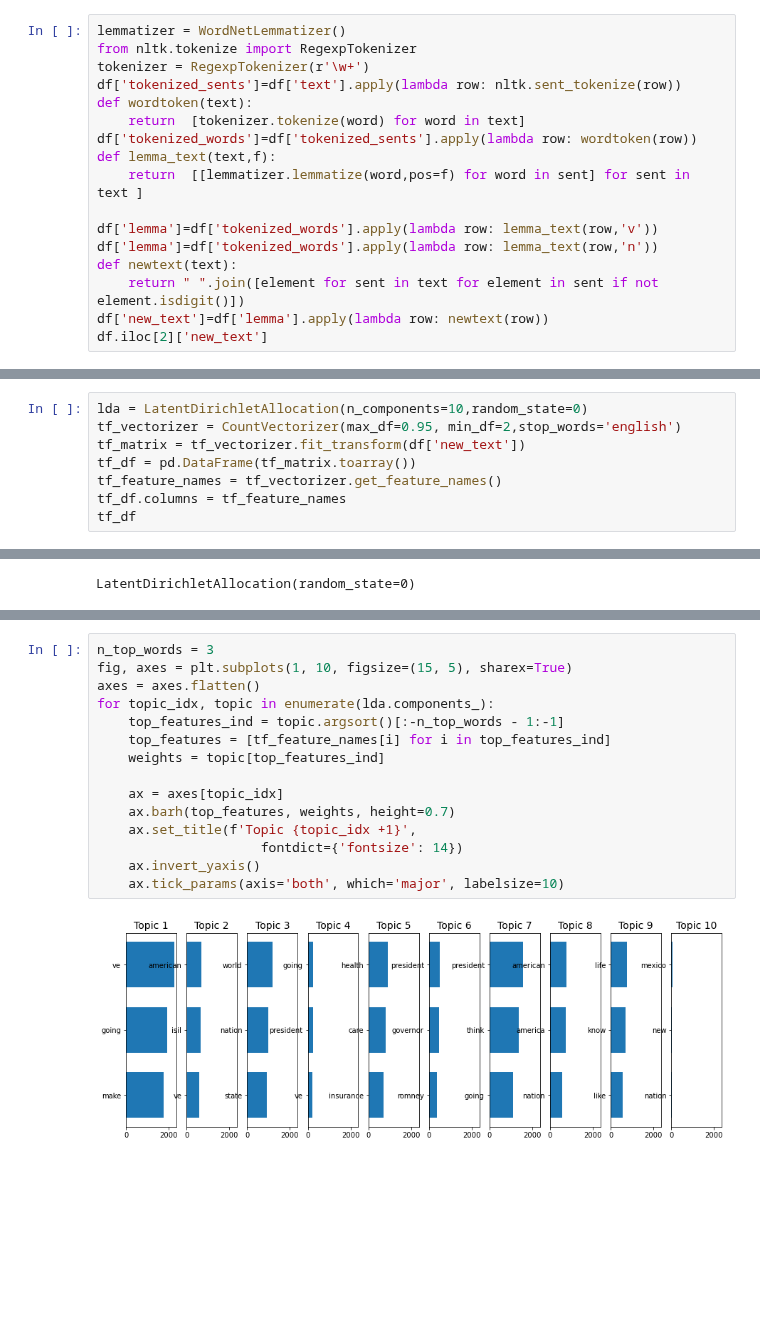
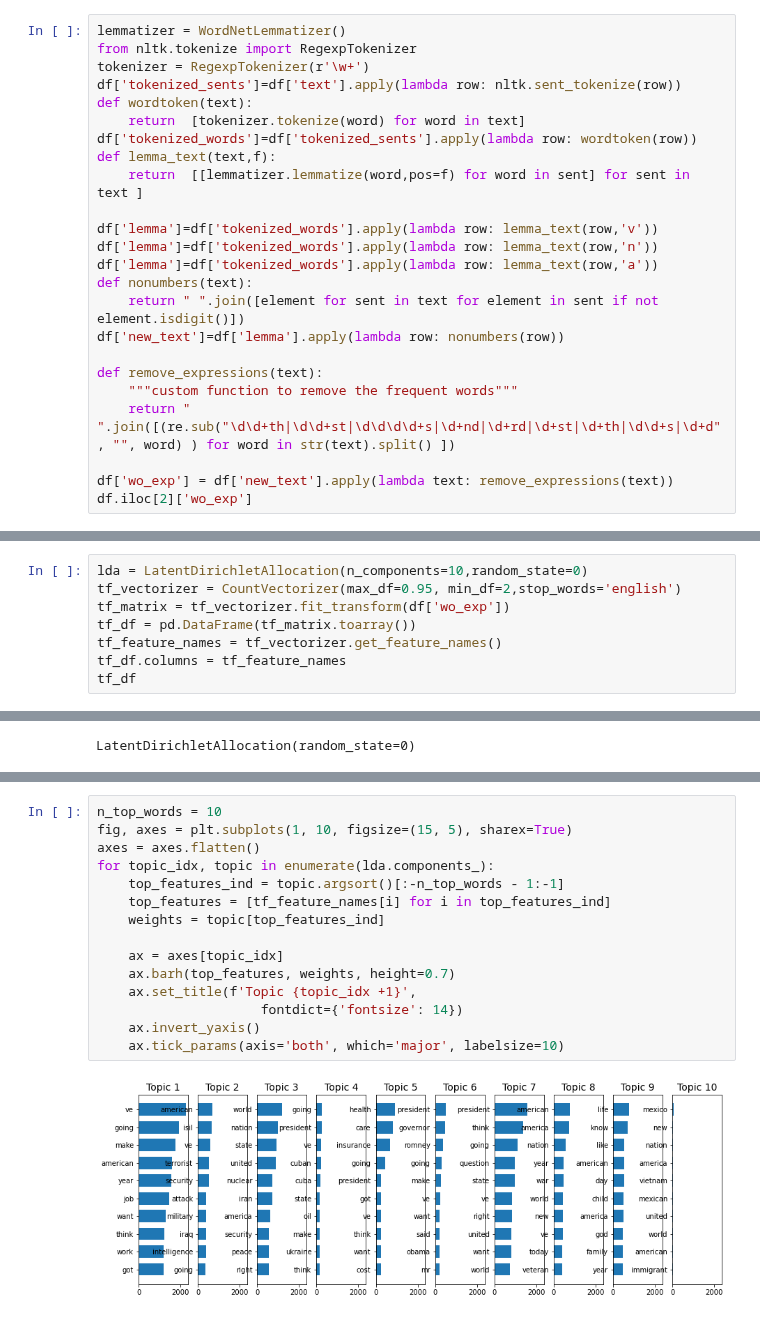
Before and after one commit to jfsalcedo10/mda-kuwait, a Jupyter notebook: notebooks/Topic Classification.ipynb, the cells around one changed output, grey strips where cells are left out. Drawn from its saved outputs; the diff is of its cells as text; blank space fills up the shorter version.

```diff
--- a/notebooks/Topic Classification.ipynb
+++ b/notebooks/Topic Classification.ipynb
@@ -93,8 +93,15 @@ def lemma_text(text,f):
 
 df['lemma']=df['tokenized_words'].apply(lambda row: lemma_text(row,'v'))
 df['lemma']=df['tokenized_words'].apply(lambda row: lemma_text(row,'n'))
-def newtext(text):
+df['lemma']=df['tokenized_words'].apply(lambda row: lemma_text(row,'a'))
+def nonumbers(text):
     return " ".join([element for sent in text for element in sent if not element.isdigit()])
-df['new_text']=df['lemma'].apply(lambda row: newtext(row))
-df.iloc[2]['new_text']
+df['new_text']=df['lemma'].apply(lambda row: nonumbers(row))
+
+def remove_expressions(text):
+    """custom function to remove the frequent words"""
+    return " ".join([(re.sub("\d\d+th|\d\d+st|\d\d\d\d+s|\d+nd|\d+rd|\d+st|\d+th|\d\d+s|\d+d", "", word) ) for word in str(text).split() ])
+
+df['wo_exp'] = df['new_text'].apply(lambda text: remove_expressions(text))
+df.iloc[2]['wo_exp']
 # %% [output]
@@ -102,7 +109,7 @@ df.iloc[2]['new_text']
 # %%
 lda = LatentDirichletAllocation(n_components=10,random_state=0)
 tf_vectorizer = CountVectorizer(max_df=0.95, min_df=2,stop_words='english')
-tf_matrix = tf_vectorizer.fit_transform(df['new_text'])
+tf_matrix = tf_vectorizer.fit_transform(df['wo_exp'])
 tf_df = pd.DataFrame(tf_matrix.toarray())
 tf_feature_names = tf_vectorizer.get_feature_names()
 tf_df.columns = tf_feature_names
@@ -145,17 +152,17 @@ result
 # %%
-n_top_words = 3
+n_top_words = 10
 fig, axes = plt.subplots(1, 10, figsize=(15, 5), sharex=True)
 axes = axes.flatten()
 for topic_idx, topic in enumerate(lda.components_):
     top_features_ind = topic.argsort()[:-n_top_words - 1:-1]
     top_features = [tf_feature_names[i] for i in top_features_ind]
     weights = topic[top_features_ind]
 
     ax = axes[topic_idx]
     ax.barh(top_features, weights, height=0.7)
     ax.set_title(f'Topic {topic_idx +1}',
                      fontdict={'fontsize': 14})
     ax.invert_yaxis()
     ax.tick_params(axis='both', which='major', labelsize=10)
 # %% [output]
-[figure, old version]
+[figure, new version]
```
Also changed, not shown: parts of 11 cells of this notebook.
